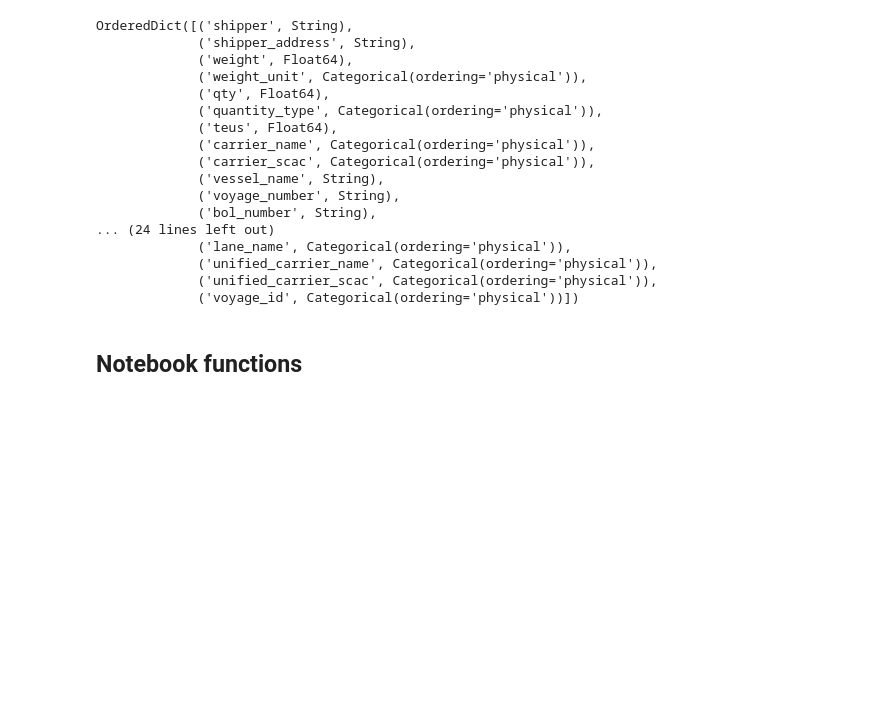
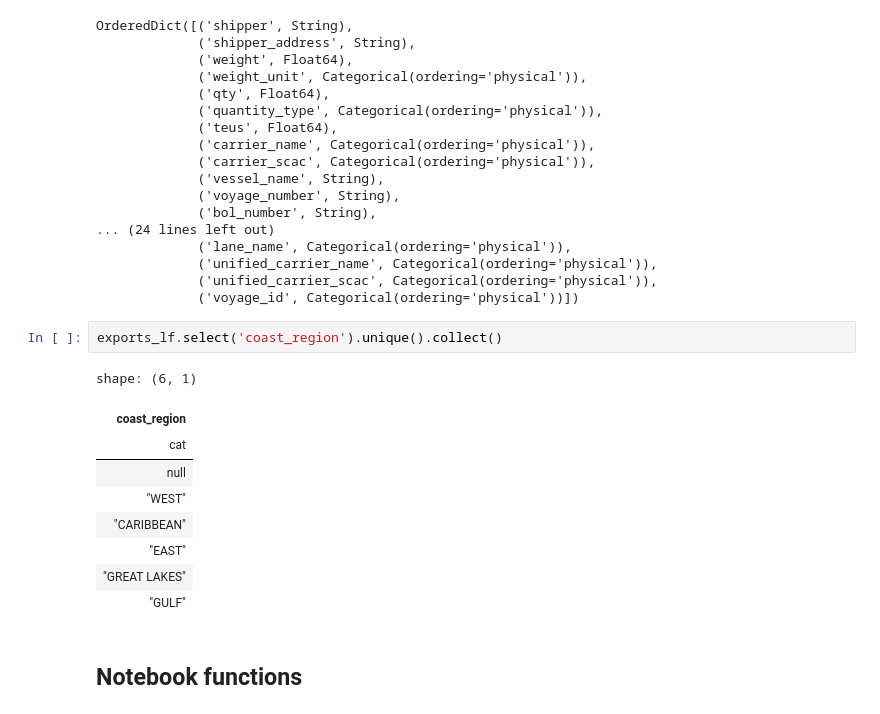
Before and after one commit to epistemetrica/PIERS-Data-Project, a Jupyter notebook: data_cleaning.ipynb, the cells around one changed output. Cells and saved outputs as stored; diff of their text form; blank space fills up the shorter version.

```diff
--- a/data_cleaning.ipynb
+++ b/data_cleaning.ipynb
@@ -169,6 +169,18 @@ OrderedDict([('shipper', String),
              ('unified_carrier_name', Categorical(ordering='physical')),
              ('unified_carrier_scac', Categorical(ordering='physical')),
              ('voyage_id', Categorical(ordering='physical'))])
+# %%
+exports_lf.select('coast_region').unique().collect()
+# %% [output]
+shape: (6, 1)
+| coast_region |
+| cat |
+| null |
+| "WEST" |
+| "CARIBBEAN" |
+| "EAST" |
+| "GREAT LAKES" |
+| "GULF" |
 # %% [markdown]
 ## Notebook functions
 # %%
```
Also changed, not shown: parts of 2 cells of this notebook, 1 other file.
